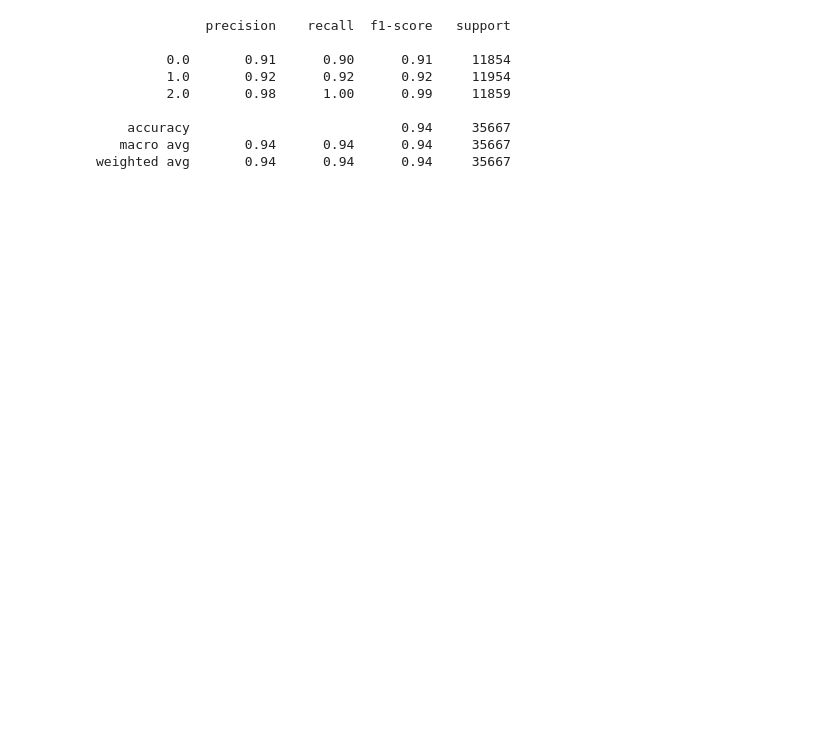
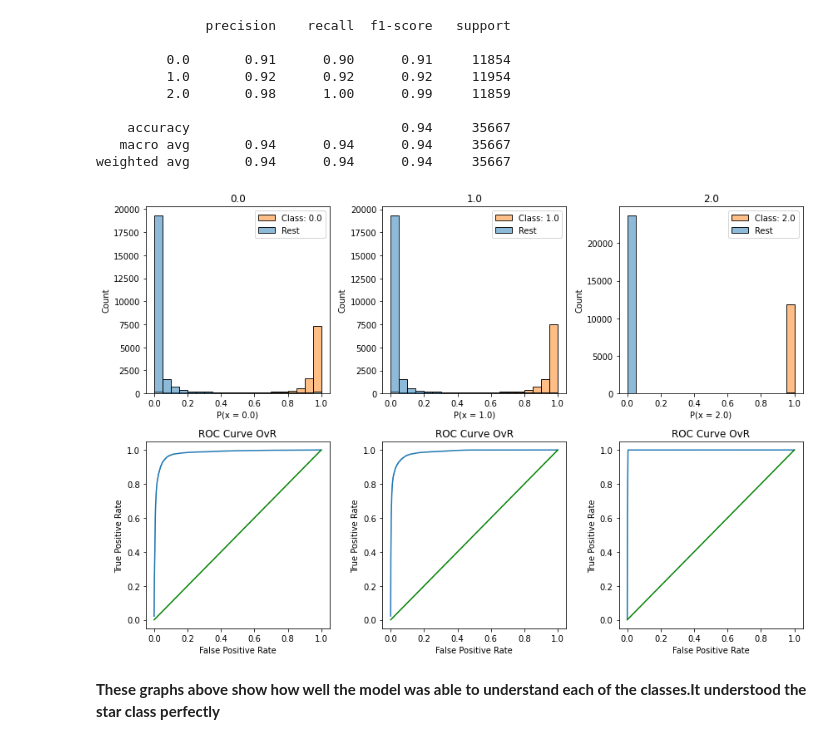
Before and after one commit to mojoyinkimberly/Star_Classification, a Jupyter notebook: Star_Classification.ipynb, the cells around one changed output. Drawn from its saved outputs; the diff is of its cells as text; code cells hidden in the pictures; blank space fills up the shorter version.

```diff
--- a/Star_Classification.ipynb
+++ b/Star_Classification.ipynb
@@ -378,3 +357,6 @@ print(classification_report(y_test_val, y_predict1))
     accuracy                           0.94     35667
    macro avg       0.94      0.94      0.94     35667
 weighted avg       0.94      0.94      0.94     35667
+# %%
+classes = svm_output.classes_
+y_prob = svm_output.predict_proba(X_test_val)
@@ -380,0 +433,38 @@ weighted avg       0.94      0.94      0.94     35667
+# %%
+from sklearn.metrics import roc_auc_score
+
+plt.figure(figsize = (12, 8))
+bins = [i/20 for i in range(20)] + [1]
+roc_auc_ovr = {}
+
+for i in range(len(classes)):
+    # Gets the class
+    c = classes[i]
+
+    # Prepares an auxiliar dataframe to help with the plots
+    df_aux = X_test_val.copy()
+    df_aux['class'] = [1 if y == c else 0 for y in y_test_val]
+    df_aux['prob'] = y_prob[:, i]
+    df_aux = df_aux.reset_index(drop = True)
+
+    # Plots the probability distribution for the class and the rest
+    ax = plt.subplot(2, 3, i+1)
+    sns.histplot(x = "prob", data = df_aux, hue = 'class', color = 'b', ax = ax, bins = bins)
+    ax.set_title(c)
+    ax.legend([f"Class: {c}", "Rest"])
+    ax.set_xlabel(f"P(x = {c})")
+
+    # Calculates the ROC Coordinates and plots the ROC Curves
+    ax_bottom = plt.subplot(2, 3, i+4)
+    tpr, fpr = get_all_roc_coordinates(df_aux['class'], df_aux['prob'])
+    plot_roc_curve(tpr, fpr, scatter = False, ax = ax_bottom)
+    ax_bottom.set_title("ROC Curve OvR")
+
+    # Calculates the ROC AUC OvR
+    roc_auc_ovr[c] = roc_auc_score(df_aux['class'], df_aux['prob'])
+
+plt.tight_layout()
+# %% [output]
+[figure, added]
+# %% [markdown]
+**These graphs above show how well the model was able to understand each of the classes.It understood the star class perfectly**
```
Also changed, not shown: parts of 51 cells of this notebook.
